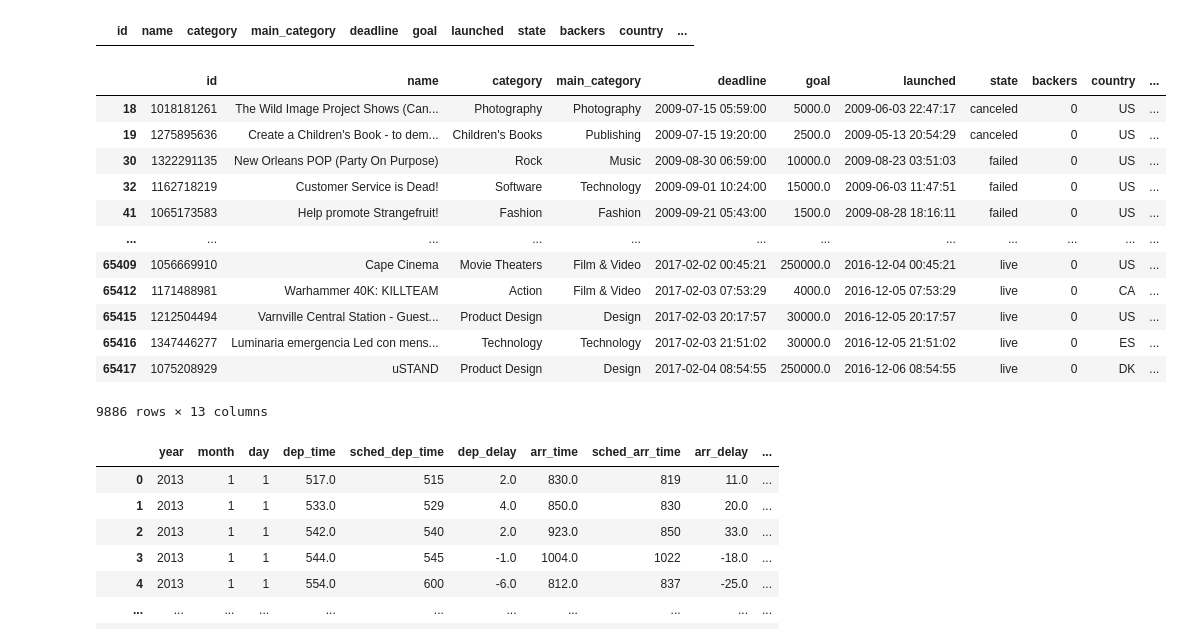
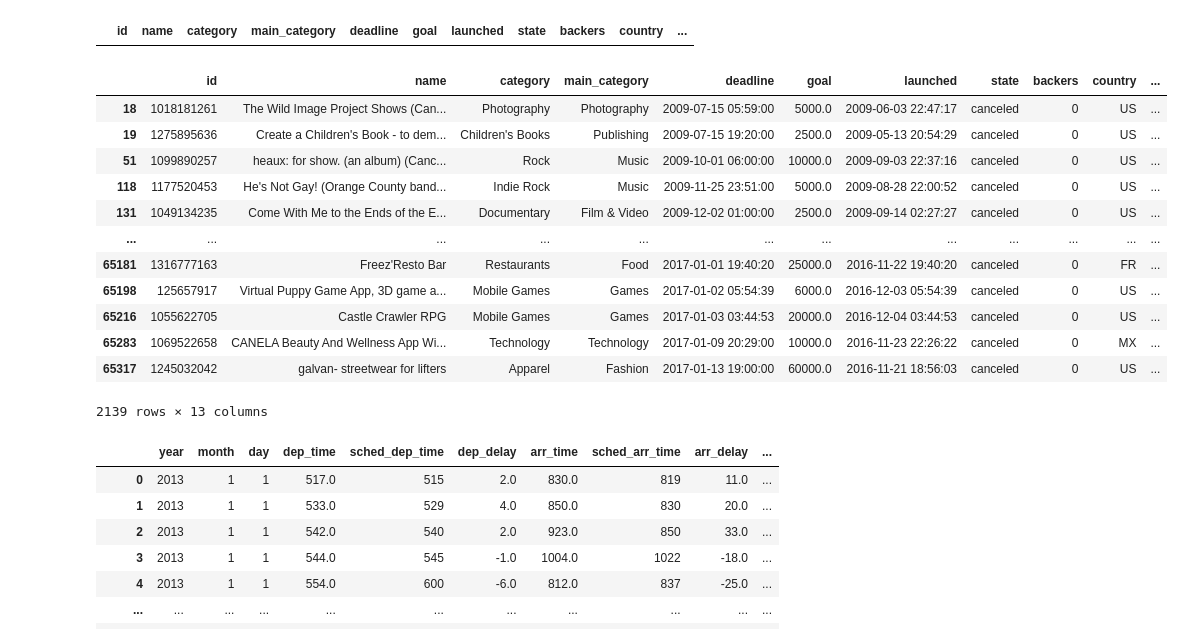
Before and after one commit to yuchild/magnimind_hw, a Jupyter notebook: pandas_practice.ipynb, the cells around one changed output. Drawn from its saved outputs; the diff is of its cells as text; code cells hidden in the pictures.

```diff
--- a/pandas_practice.ipynb
+++ b/pandas_practice.ipynb
@@ -2,7 +2,8 @@
 import pandas as pd
 # %%
 url = 'https://tf-assets-prod.s3.amazonaws.com/tf-curric/data-science/ksprojects.csv'
-df = pd.read_csv(url)
+df_org = pd.read_csv(url) # it might be good to make a copy of the original using .copy()
+df = df_org.copy()
 df.shape[0]
 # %% [output]
 65418
@@ -68,21 +70,21 @@ duplicate_id
 # %% [output]
 |  | id | name | category | main_category | deadline | goal | launched | state | backers | country | ... |
 # %%
-df[(df['backers'] == 0)]
+df[(df['backers'] == 0) & (df['state'] == 'canceled')]
 # %% [output]
 |  | id | name | category | main_category | deadline | goal | launched | state | backers | country | ... |
 | 18 | 1018181261 | The Wild Image Project Shows (Can... | Photography | Photography | 2009-07-15 05:59:00 | 5000.0 | 2009-06-03 22:47:17 | canceled | 0 | US | ... |
 | 19 | 1275895636 | Create a Children's Book - to dem... | Children's Books | Publishing | 2009-07-15 19:20:00 | 2500.0 | 2009-05-13 20:54:29 | canceled | 0 | US | ... |
-| 30 | 1322291135 | New Orleans POP (Party On Purpose) | Rock | Music | 2009-08-30 06:59:00 | 10000.0 | 2009-08-23 03:51:03 | failed | 0 | US | ... |
-| 32 | 1162718219 | Customer Service is Dead! | Software | Technology | 2009-09-01 10:24:00 | 15000.0 | 2009-06-03 11:47:51 | failed | 0 | US | ... |
-| 41 | 1065173583 | Help promote Strangefruit! | Fashion | Fashion | 2009-09-21 05:43:00 | 1500.0 | 2009-08-28 18:16:11 | failed | 0 | US | ... |
+| 51 | 1099890257 | heaux: for show. (an album) (Canc... | Rock | Music | 2009-10-01 06:00:00 | 10000.0 | 2009-09-03 22:37:16 | canceled | 0 | US | ... |
+| 118 | 1177520453 | He's Not Gay! (Orange County band... | Indie Rock | Music | 2009-11-25 23:51:00 | 5000.0 | 2009-08-28 22:00:52 | canceled | 0 | US | ... |
+| 131 | 1049134235 | Come With Me to the Ends of the E... | Documentary | Film & Video | 2009-12-02 01:00:00 | 2500.0 | 2009-09-14 02:27:27 | canceled | 0 | US | ... |
 | ... | ... | ... | ... | ... | ... | ... | ... | ... | ... | ... | ... |
-| 65409 | 1056669910 | Cape Cinema | Movie Theaters | Film & Video | 2017-02-02 00:45:21 | 250000.0 | 2016-12-04 00:45:21 | live | 0 | US | ... |
-| 65412 | 1171488981 | Warhammer 40K: KILLTEAM | Action | Film & Video | 2017-02-03 07:53:29 | 4000.0 | 2016-12-05 07:53:29 | live | 0 | CA | ... |
-| 65415 | 1212504494 | Varnville Central Station - Guest... | Product Design | Design | 2017-02-03 20:17:57 | 30000.0 | 2016-12-05 20:17:57 | live | 0 | US | ... |
-| 65416 | 1347446277 | Luminaria emergencia Led con mens... | Technology | Technology | 2017-02-03 21:51:02 | 30000.0 | 2016-12-05 21:51:02 | live | 0 | ES | ... |
-| 65417 | 1075208929 | uSTAND | Product Design | Design | 2017-02-04 08:54:55 | 250000.0 | 2016-12-06 08:54:55 | live | 0 | DK | ... |
+| 65181 | 1316777163 | Freez'Resto Bar | Restaurants | Food | 2017-01-01 19:40:20 | 25000.0 | 2016-11-22 19:40:20 | canceled | 0 | FR | ... |
+| 65198 | 125657917 | Virtual Puppy Game App, 3D game a... | Mobile Games | Games | 2017-01-02 05:54:39 | 6000.0 | 2016-12-03 05:54:39 | canceled | 0 | US | ... |
+| 65216 | 1055622705 | Castle Crawler RPG | Mobile Games | Games | 2017-01-03 03:44:53 | 20000.0 | 2016-12-04 03:44:53 | canceled | 0 | US | ... |
+| 65283 | 1069522658 | CANELA Beauty And Wellness App Wi... | Technology | Technology | 2017-01-09 20:29:00 | 10000.0 | 2016-11-23 22:26:22 | canceled | 0 | MX | ... |
+| 65317 | 1245032042 | galvan- streetwear for lifters | Apparel | Fashion | 2017-01-13 19:00:00 | 60000.0 | 2016-11-21 18:56:03 | canceled | 0 | US | ... |
-9886 rows × 13 columns
+2139 rows × 13 columns
 # %%
 flights = pd.read_csv('https://tf-assets-prod.s3.amazonaws.com/tf-curric/data-science/flights.csv')
 airline = pd.read_csv('https://tf-assets-prod.s3.amazonaws.com/tf-curric/data-science/airlines.csv')
```
Also changed, not shown: parts of 5 cells of this notebook, 11 other files.
